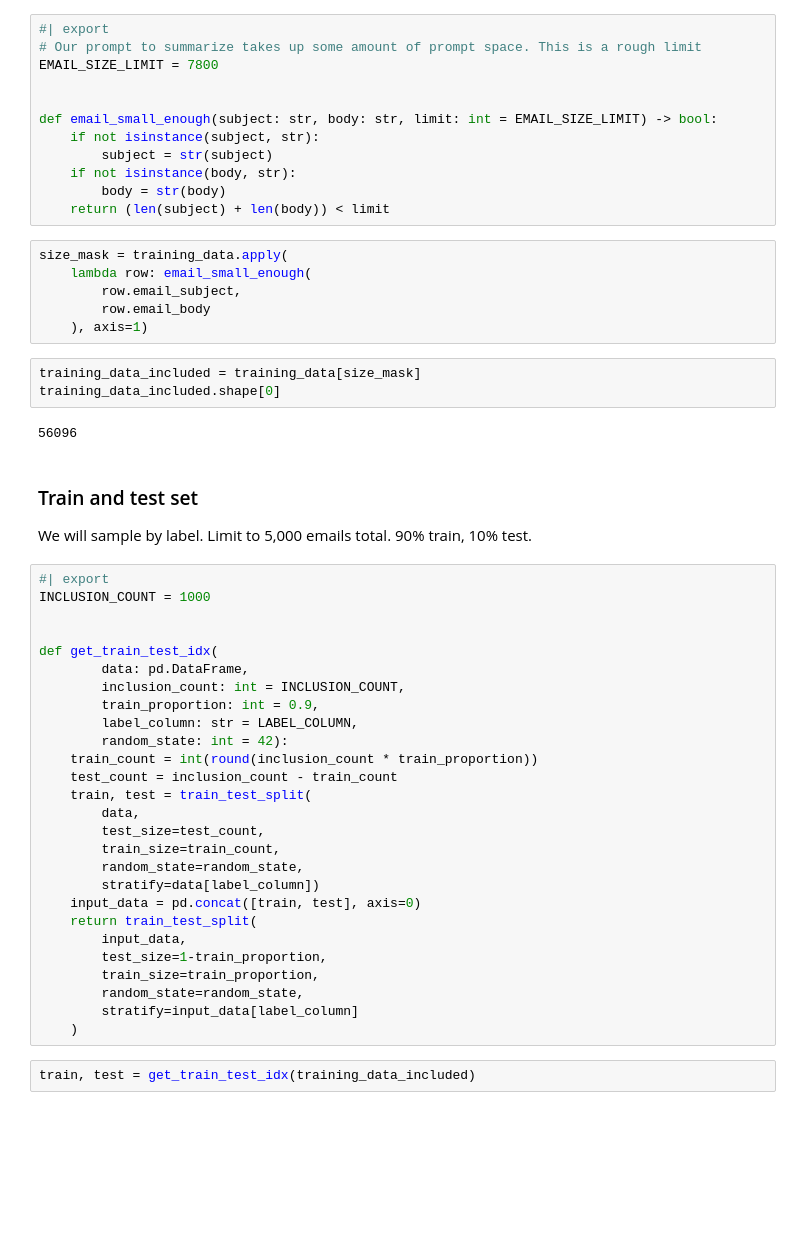
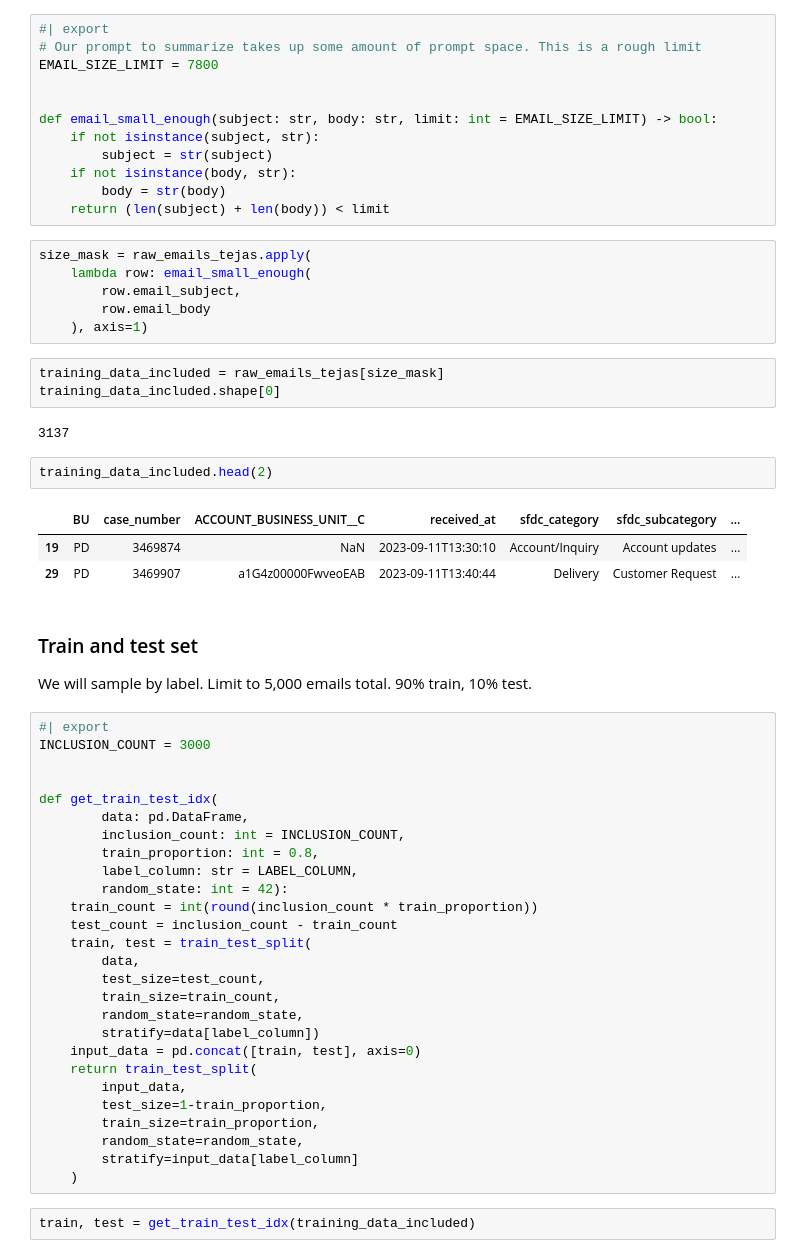
Before and after one commit to cah-jake-bergren/customer_service_email_classification, a Jupyter notebook: nbs/01_load.ipynb, the cells around one changed output. Cells and saved outputs as stored; diff of their text form; blank space fills up the shorter version.

```diff
--- a/nbs/01_load.ipynb
+++ b/nbs/01_load.ipynb
@@ -129,28 +177,34 @@ def email_small_enough(subject: str, body: str, limit: int = EMAIL_SIZE_LIMIT) -
         body = str(body)
     return (len(subject) + len(body)) < limit
 # %%
-size_mask = training_data.apply(
+size_mask = raw_emails_tejas.apply(
     lambda row: email_small_enough(
         row.email_subject,
         row.email_body
     ), axis=1)
 # %%
-training_data_included = training_data[size_mask]
+training_data_included = raw_emails_tejas[size_mask]
 training_data_included.shape[0]
 # %% [output]
-56096
+3137
+# %%
+training_data_included.head(2)
+# %% [output]
+|  | BU | case_number | ACCOUNT_BUSINESS_UNIT__C | received_at | sfdc_category | sfdc_subcategory | ... |
+| 19 | PD | 3469874 | NaN | 2023-09-11T13:30:10 | Account/Inquiry | Account updates | ... |
+| 29 | PD | 3469907 | a1G4z00000FwveoEAB | 2023-09-11T13:40:44 | Delivery | Customer Request | ... |
 # %% [markdown]
 ### Train and test set
 We will sample by label. Limit to 5,000 emails total. 90% train, 10% test.
 # %%
 #| export
-INCLUSION_COUNT = 1000
+INCLUSION_COUNT = 3000
 
 
 def get_train_test_idx(
         data: pd.DataFrame,
         inclusion_count: int = INCLUSION_COUNT,
-        train_proportion: int = 0.9,
+        train_proportion: int = 0.8,
         label_column: str = LABEL_COLUMN,
         random_state: int = 42):
     train_count = int(round(inclusion_count * train_proportion))
```
Also changed, not shown: parts of 40 cells of this notebook, 6 other files.
